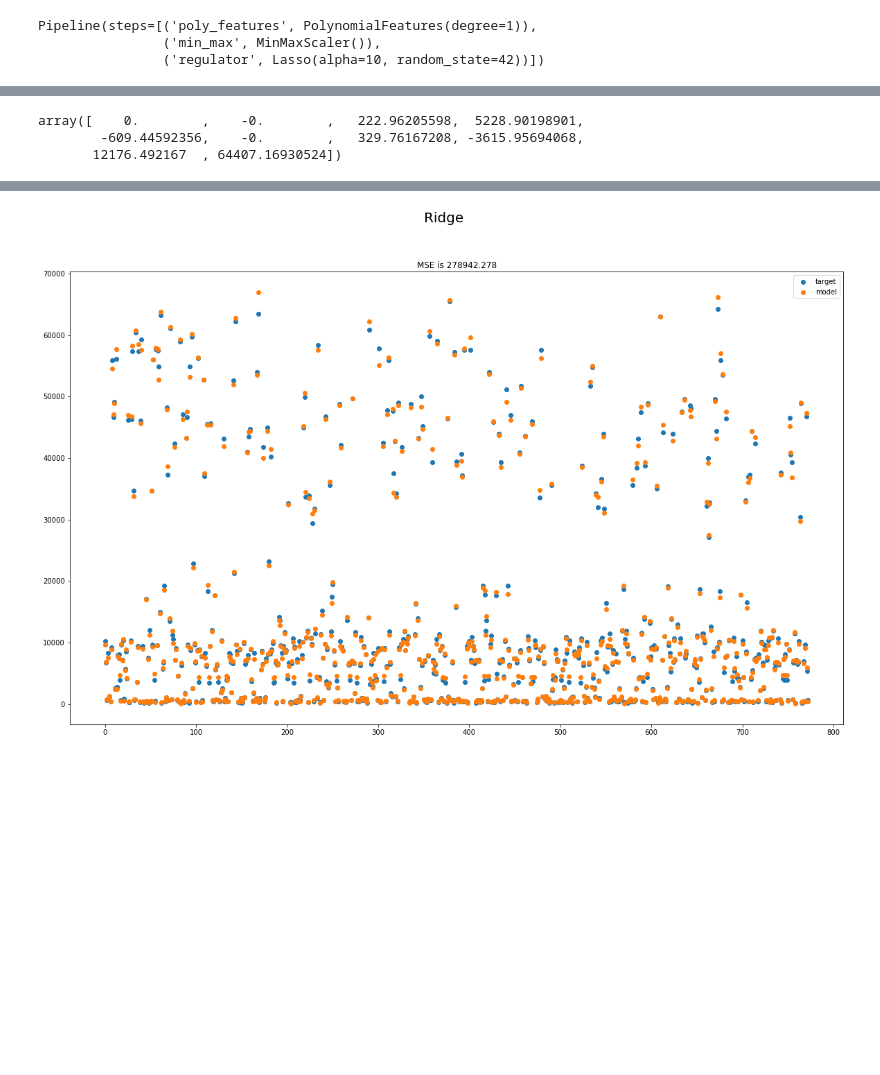
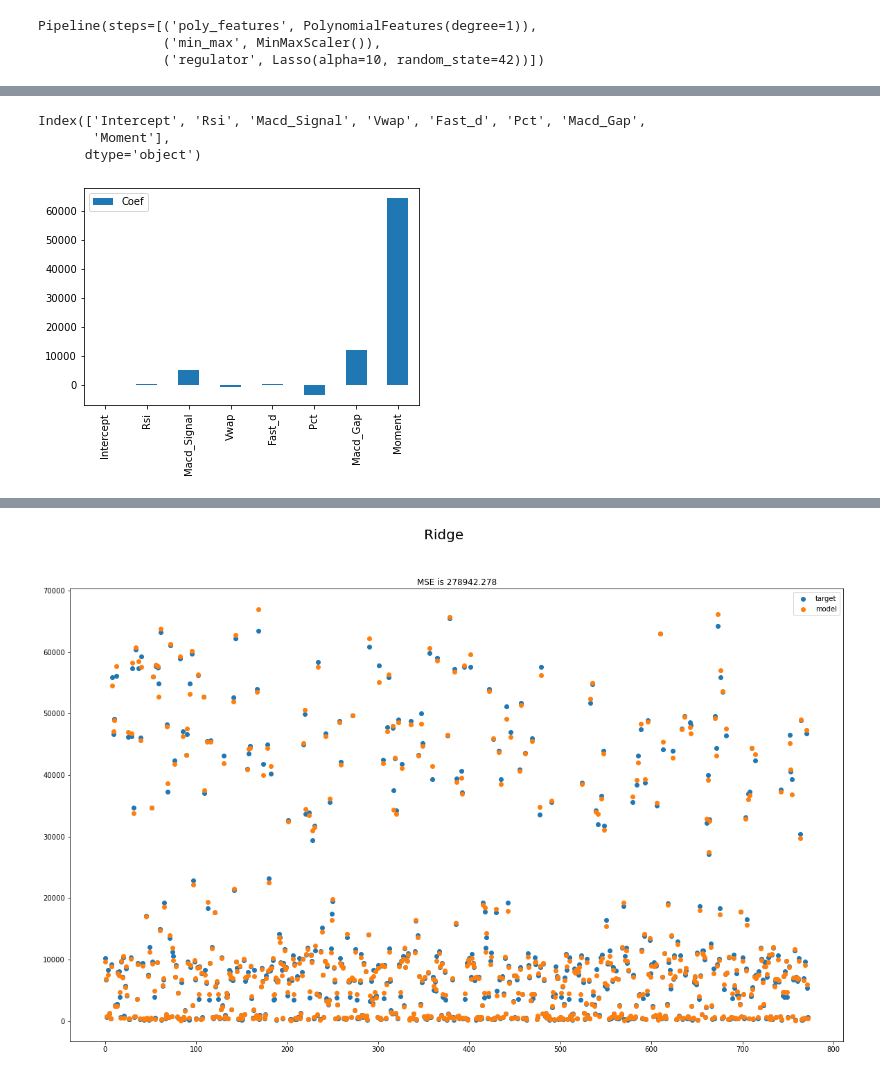
Before and after one commit to Think-JIn99/All-about-Market, a Jupyter notebook: trading/Jeong/machine_trade/EDA/btc/eda_btc_1d.ipynb, the cells around one changed output, grey strips where cells are left out. Cells and saved outputs as stored; diff of their text form; code cells hidden in the pictures; blank space fills up the shorter version.

Commit message:
select feature by coef_

```diff
--- a/trading/Jeong/machine_trade/EDA/btc/eda_btc_1d.ipynb
+++ b/trading/Jeong/machine_trade/EDA/btc/eda_btc_1d.ipynb
@@ -439,9 +439,16 @@ def visualize(pred,target,name):
     plt.suptitle(f'{name}',fontsize=20)
     plt.title(f'MSE is {mse:.3f}')
     plt.legend()
-# %%
-lasso_model['regulator'].coef_
-# %% [output]
-array([    0.        ,    -0.        ,   222.96205598,  5228.90198901,
-        -609.44592356,    -0.        ,   329.76167208, -3615.95694068,
-       12176.492167  , 64407.16930524])
+# %%
+def plot_coef(coef, index, intercept=False):
+    if intercept:
+        index = index.insert(0, "Intercept")
+    coef_df = pd.DataFrame(data=coef,index=index,columns=["Coef"])
+    coef_df.plot.bar()
+# %%
+plot_coef(lasso_model['regulator'].coef_, train_X.columns, True)
+# %% [output]
+Index(['Intercept', 'Rsi', 'Macd_Signal', 'Vwap', 'Fast_d', 'Pct', 'Macd_Gap',
+       'Moment'],
+      dtype='object')
+[figure, added]
```
Also changed, not shown: parts of 7 cells of this notebook.
